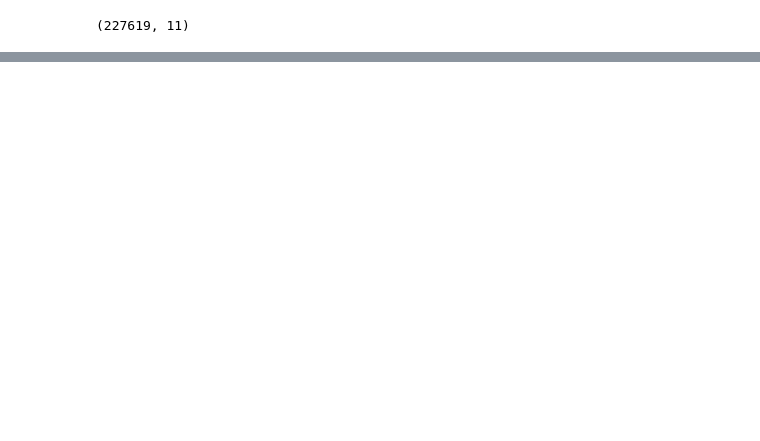
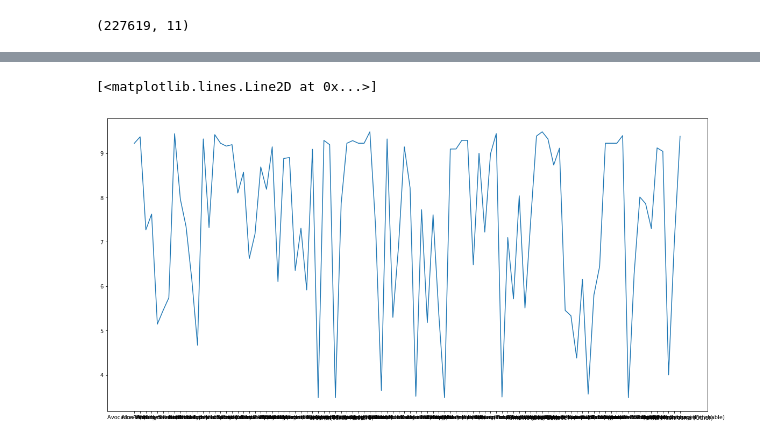
Before and after one commit to nathan2wong/FetchFoodFinance, a Jupyter notebook: Food Date Parser.ipynb, the cells around one changed output, grey strips where cells are left out. Saved outputs shown, nothing was run; the diff lists cells and outputs as text; code cells hidden in the pictures; blank space fills up the shorter version.

```diff
--- a/Food Date Parser.ipynb
+++ b/Food Date Parser.ipynb
@@ -17,0 +44,2 @@ allData.shape
+# %%
+lessDat = allData[1:10000]
@@ -17,0 +66,6 @@ allData.shape
+# %%
+testStr = "24-SEP-18"
+def convertDate(testStr):
+    testArr = testStr.split("-")
+    if testArr[1] in Conversion.keys():
+        return Conversion[testArr[1]] + int(testArr[0])/31
@@ -17,0 +76,3 @@ allData.shape
+# %%
+col = [convertDate(x) for x in lessDat['Arrival Date']]
+lessDat["convtime"] = col
@@ -17,0 +84,2 @@ allData.shape
+# %%
+convDat = lessDat.groupby(['Category Name']).mean()
@@ -17,0 +108,6 @@ allData.shape
+# %%
+plt.figure(figsize=(20,10))
+plt.plot(convDat['convtime'])
+# %% [output]
+[<matplotlib.lines.Line2D at 0x...>]
+[figure, added]
```
Also changed, not shown: parts of 11 cells of this notebook.
